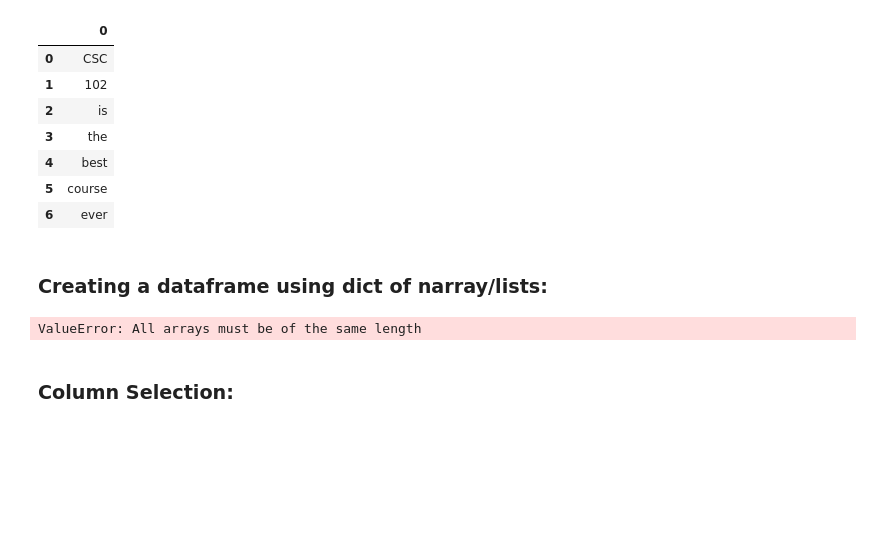
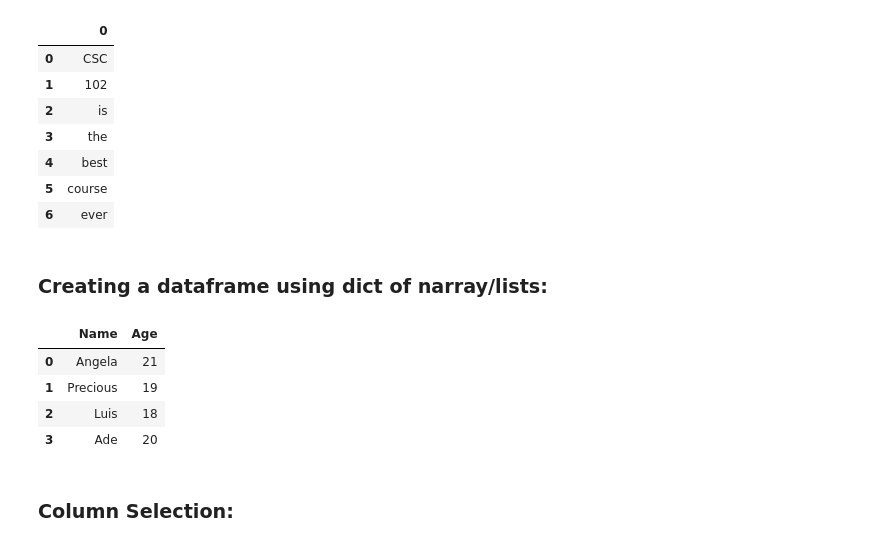
Before and after one commit to bdaudu/bdauduCOS102, a Jupyter notebook: week_8/Week 8 - Python-Pandas-Practice.ipynb, the cells around one changed output. Saved outputs shown, nothing was run; the diff lists cells and outputs as text; code cells hidden in the pictures; blank space fills up the shorter version.

```diff
--- a/week_8/Week 8 - Python-Pandas-Practice.ipynb
+++ b/week_8/Week 8 - Python-Pandas-Practice.ipynb
@@ -47,17 +47,21 @@ df
 # %%
 import pandas as pd
 
 # intialise data of lists.
 data = {'Name':['Angela', 'Precious', 'Luis', 'Ade'],
-        'Age':[20, 21, 19, 18,20]}
+        'Age':[21, 19, 18,20]}
 
 # Create DataFrame
 df = pd.DataFrame(data)
 
 # Print the output.
-df['Name','Age']
+df[['Name','Age']]
 # %% [output]
-ValueError: All arrays must be of the same length
+|  | Name | Age |
+| 0 | Angela | 21 |
+| 1 | Precious | 19 |
+| 2 | Luis | 18 |
+| 3 | Ade | 20 |
 # %% [markdown]
 ### Column Selection:
 # %%
```
Also changed, not shown: parts of 2 cells of this notebook, 5 other files.
